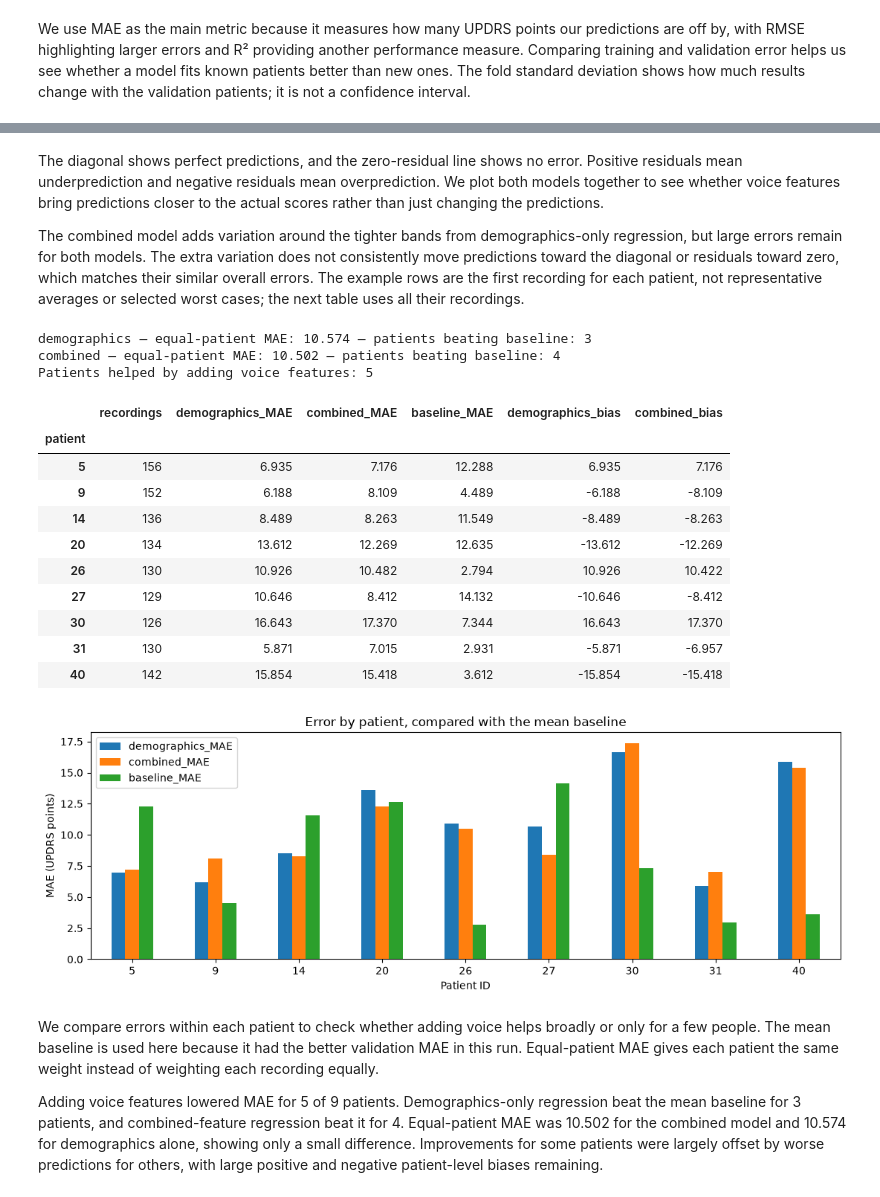
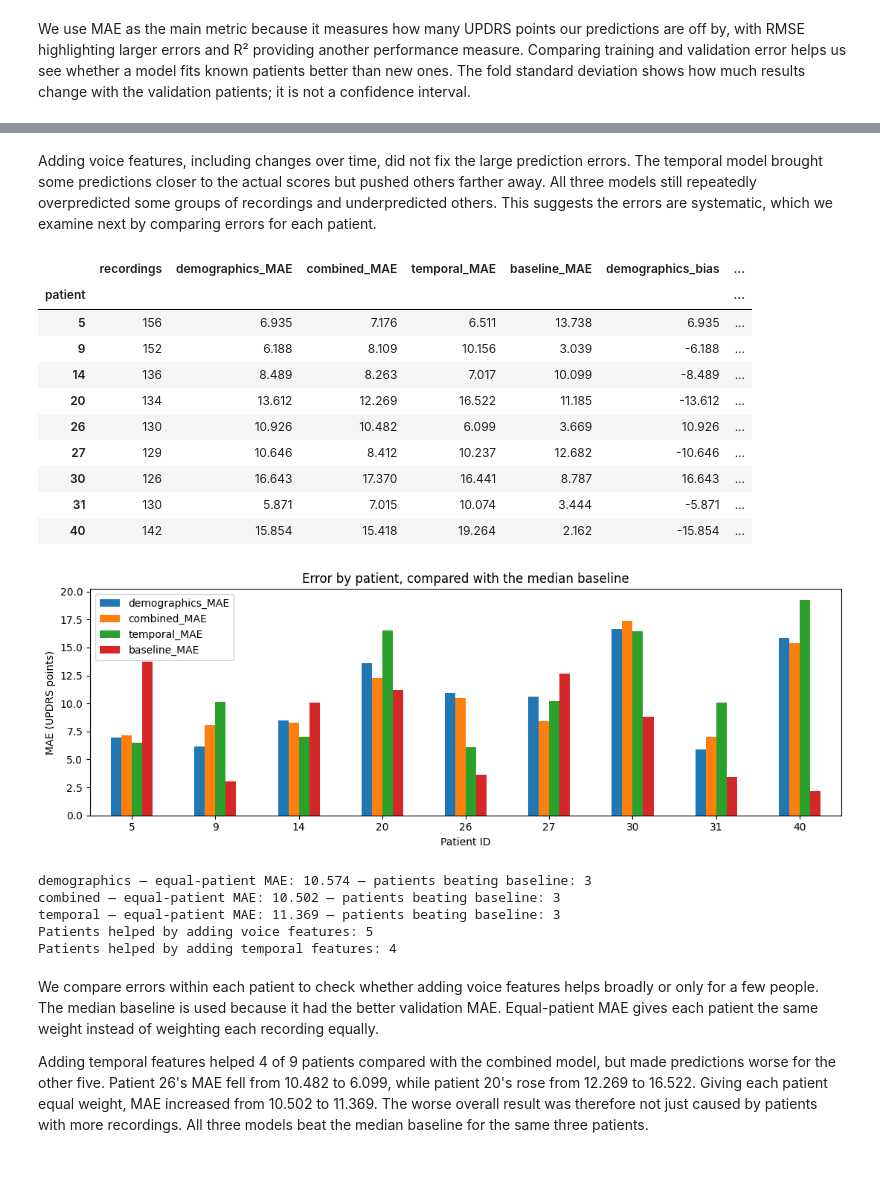
Before and after one commit to Lukedhenderson/parkinsons, a Jupyter notebook: final.ipynb, the cells around one changed output, grey strips where cells are left out. Cells and saved outputs as stored; diff of their text form; code cells hidden in the pictures; blank space fills up the shorter version.

```diff
--- a/final.ipynb
+++ b/final.ipynb
@@ -427,0 +413,12 @@ Reduced feature count: 10
+# %%
+def add_baseline_changes(X):
+    features = ["Jitter_combined", "Shimmer_combined"]
+    ordered = X.sort_values("test_time")
+    current = ordered.groupby(["subject#", "test_time"])[features].transform("mean")
+    baseline = current.groupby(ordered["subject#"]).transform("first")
+    changes = current - baseline
+
+    result = X.drop(columns="subject#").copy()
+    for feature in features:
+        result[feature + "_change"] = changes[feature].reindex(X.index)
+    return result
@@ -1233,10 +710,10 @@ The first table below reports the original models' refreshed validation and test
 # %%
-# Reproduce the two original test-model comparisons; follow-ups use training CV only.
-compared_models = ["Linear / demographics", "Linear / combined"]
+# Compare demographics, combined voice, and temporal features on the test patients.
+compared_models = ["Linear / demographics", "Linear / combined", "Linear / temporal"]
 predictions = {}
 for name in compared_models:
-    model = clone(model_specs[name][0]).fit(X_train_raw, y_train)
-    predictions[name] = model.predict(X_test_raw)
+    model = clone(model_specs[name][0]).fit(X_train_inputs, y_train)
+    predictions[name] = model.predict(X_test_inputs)
 
 predictions["Mean baseline"] = np.full(len(y_test), y_train.mean())
 predictions["Median baseline"] = np.full(len(y_test), y_train.median())
@@ -1263,18 +739,20 @@ The exploratory Lasso results above are not included in this test table. We have
 # %%
-# Compare the predictions and residuals of both models.
+# Compare predictions and residuals for all three models.
 errors = pd.DataFrame({
     "patient": groups_test, "actual": y_test,
     "demographics": predictions["Linear / demographics"],
     "combined": predictions["Linear / combined"],
+    "temporal": predictions["Linear / temporal"],
 })
 fig, axes = plt.subplots(1, 2, figsize=(11, 4))
-for name, label in [("demographics", "Demographics"), ("combined", "Combined voice")]:
+for name, label in [("demographics", "Demographics"), ("combined", "Combined voice"),
+                    ("temporal", "Combined + temporal")]:
     errors[name + "_residual"] = errors["actual"] - errors[name]
     errors[name + "_error"] = errors[name + "_residual"].abs()
     axes[0].scatter(errors["actual"], errors[name], alpha=0.25, s=12, label=label)
     axes[1].scatter(errors[name], errors[name + "_residual"], alpha=0.25, s=12, label=label)
 
-values = errors[["actual", "demographics", "combined"]]
+values = errors[["actual", "demographics", "combined", "temporal"]]
 limits = [values.min().min(), values.max().max()]
 axes[0].plot(limits, limits, "k--")
 axes[0].set(xlabel="Actual UPDRS", ylabel="Predicted UPDRS", title="Test predictions")
@@ -1286,6 +764,6 @@ plt.tight_layout()
 plt.show()
 
 display(errors.groupby("patient").head(1)[
-    ["patient", "actual", "demographics", "combined"]
+    ["patient", "actual", "demographics", "combined", "temporal"]
 ].round(3))
 # %% [output]
@@ -1303,52 +781,56 @@ display(errors.groupby("patient").head(1)[
 # %% [markdown]
-The diagonal shows perfect predictions, and the zero-residual line shows no error. Positive residuals mean underprediction and negative residuals mean overprediction. We plot both models together to see whether voice features bring predictions closer to the actual scores rather than just changing the predictions.
-
-The combined model adds variation around the tighter bands from demographics-only regression, but large errors remain for both models. The extra variation does not consistently move predictions toward the diagonal or residuals toward zero, which matches their similar overall errors. The example rows are the first recording for each patient, not representative averages or selected worst cases; the next table uses all their recordings.
+Adding voice features, including changes over time, did not fix the large prediction errors. The temporal model brought some predictions closer to the actual scores but pushed others farther away. All three models still repeatedly overpredicted some groups of recordings and underpredicted others. This suggests the errors are systematic, which we examine next by comparing errors for each patient.
 # %%
 # Check whether voice features help the same patients or only a few.
 baseline_name = comparison.loc[["Mean baseline", "Median baseline"], "CV MAE"].idxmin()
 errors["baseline_error"] = np.abs(errors["actual"] - predictions[baseline_name])
 patient_errors = errors.groupby("patient").agg(
     recordings=("actual", "size"),
     demographics_MAE=("demographics_error", "mean"),
-    combined_MAE=("combined_error", "mean"), baseline_MAE=("baseline_error", "mean"),
+    combined_MAE=("combined_error", "mean"), temporal_MAE=("temporal_error", "mean"),
+    baseline_MAE=("baseline_error", "mean"),
     demographics_bias=("demographics_residual", "mean"),
     combined_bias=("combined_residual", "mean"),
+    temporal_bias=("temporal_residual", "mean"),
 )
 display(patient_errors.round(3))
-patient_errors[["demographics_MAE", "combined_MAE", "baseline_MAE"]].plot.bar(figsize=(11, 4))
+patient_errors[["demographics_MAE", "combined_MAE", "temporal_MAE", "baseline_MAE"]].plot.bar(figsize=(11, 4))
 plt.xlabel("Patient ID")
 plt.ylabel("MAE (UPDRS points)")
 plt.title(f"Error by patient, compared with the {baseline_name.lower()}")
 plt.xticks(rotation=0)
 plt.tight_layout()
 plt.show()
 
-for name in ["demographics", "combined"]:
+for name in ["demographics", "combined", "temporal"]:
     print(name, "— equal-patient MAE:", round(patient_errors[name + "_MAE"].mean(), 3),
           "— patients beating baseline:", int((patient_errors[name + "_MAE"] < patient_errors["baseline_MAE"]).sum()))
 print("Patients helped by adding voice features:",
       int((patient_errors["combined_MAE"] < patient_errors["demographics_MAE"]).sum()))
+print("Patients helped by adding temporal features:",
+      int((patient_errors["temporal_MAE"] < patient_errors["combined_MAE"]).sum()))
 # %% [output]
-demographics — equal-patient MAE: 10.574 — patients beating baseline: 3
-combined — equal-patient MAE: 10.502 — patients beating baseline: 4
-Patients helped by adding voice features: 5
-|  | recordings | demographics_MAE | combined_MAE | baseline_MAE | demographics_bias | combined_bias |
-| patient |  |  |  |  |  |  |
-| 5 | 156 | 6.935 | 7.176 | 12.288 | 6.935 | 7.176 |
-| 9 | 152 | 6.188 | 8.109 | 4.489 | -6.188 | -8.109 |
-| 14 | 136 | 8.489 | 8.263 | 11.549 | -8.489 | -8.263 |
-| 20 | 134 | 13.612 | 12.269 | 12.635 | -13.612 | -12.269 |
-| 26 | 130 | 10.926 | 10.482 | 2.794 | 10.926 | 10.422 |
-| 27 | 129 | 10.646 | 8.412 | 14.132 | -10.646 | -8.412 |
-| 30 | 126 | 16.643 | 17.370 | 7.344 | 16.643 | 17.370 |
-| 31 | 130 | 5.871 | 7.015 | 2.931 | -5.871 | -6.957 |
-| 40 | 142 | 15.854 | 15.418 | 3.612 | -15.854 | -15.418 |
+|  | recordings | demographics_MAE | combined_MAE | temporal_MAE | baseline_MAE | demographics_bias | ... |
+| patient |  |  |  |  |  |  | ... |
+| 5 | 156 | 6.935 | 7.176 | 6.511 | 13.738 | 6.935 | ... |
+| 9 | 152 | 6.188 | 8.109 | 10.156 | 3.039 | -6.188 | ... |
+| 14 | 136 | 8.489 | 8.263 | 7.017 | 10.099 | -8.489 | ... |
+| 20 | 134 | 13.612 | 12.269 | 16.522 | 11.185 | -13.612 | ... |
+| 26 | 130 | 10.926 | 10.482 | 6.099 | 3.669 | 10.926 | ... |
+| 27 | 129 | 10.646 | 8.412 | 10.237 | 12.682 | -10.646 | ... |
+| 30 | 126 | 16.643 | 17.370 | 16.441 | 8.787 | 16.643 | ... |
+| 31 | 130 | 5.871 | 7.015 | 10.074 | 3.444 | -5.871 | ... |
+| 40 | 142 | 15.854 | 15.418 | 19.264 | 2.162 | -15.854 | ... |
-[figure, old version]
+[figure, new version]
+demographics — equal-patient MAE: 10.574 — patients beating baseline: 3
+combined — equal-patient MAE: 10.502 — patients beating baseline: 3
+temporal — equal-patient MAE: 11.369 — patients beating baseline: 3
+Patients helped by adding voice features: 5
+Patients helped by adding temporal features: 4
 # %% [markdown]
-We compare errors within each patient to check whether adding voice helps broadly or only for a few people. The mean baseline is used here because it had the better validation MAE in this run. Equal-patient MAE gives each patient the same weight instead of weighting each recording equally.
+We compare errors within each patient to check whether adding voice features helps broadly or only for a few people. The median baseline is used because it had the better validation MAE. Equal-patient MAE gives each patient the same weight instead of weighting each recording equally.
 
-Adding voice features lowered MAE for 5 of 9 patients. Demographics-only regression beat the mean baseline for 3 patients, and combined-feature regression beat it for 4. Equal-patient MAE was 10.502 for the combined model and 10.574 for demographics alone, showing only a small difference. Improvements for some patients were largely offset by worse predictions for others, with large positive and negative patient-level biases remaining.
+Adding temporal features helped 4 of 9 patients compared with the combined model, but made predictions worse for the other five. Patient 26's MAE fell from 10.482 to 6.099, while patient 20's rose from 12.269 to 16.522. Giving each patient equal weight, MAE increased from 10.502 to 11.369. The worse overall result was therefore not just caused by patients with more recordings. All three models beat the median baseline for the same three patients.
 # %%
 # Check where in the score range each model makes larger errors.
 score_ranges = pd.cut(
```
Also changed, not shown: parts of 58 cells of this notebook, 2 other files.
